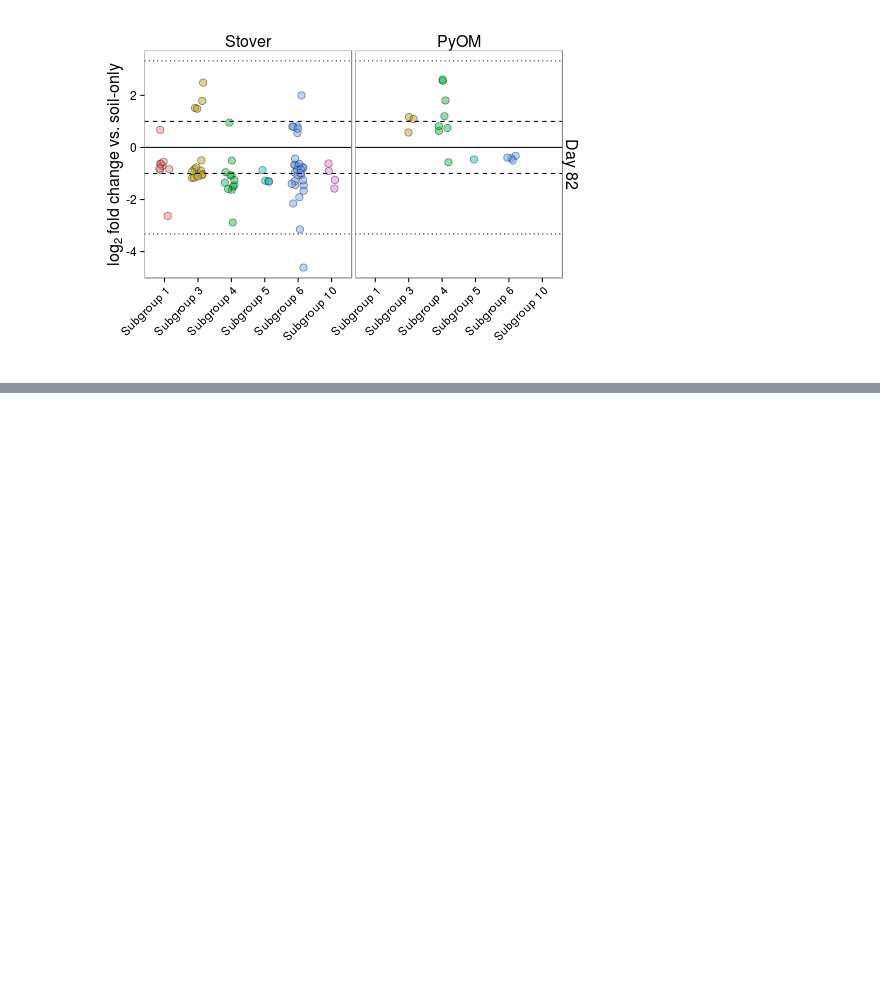
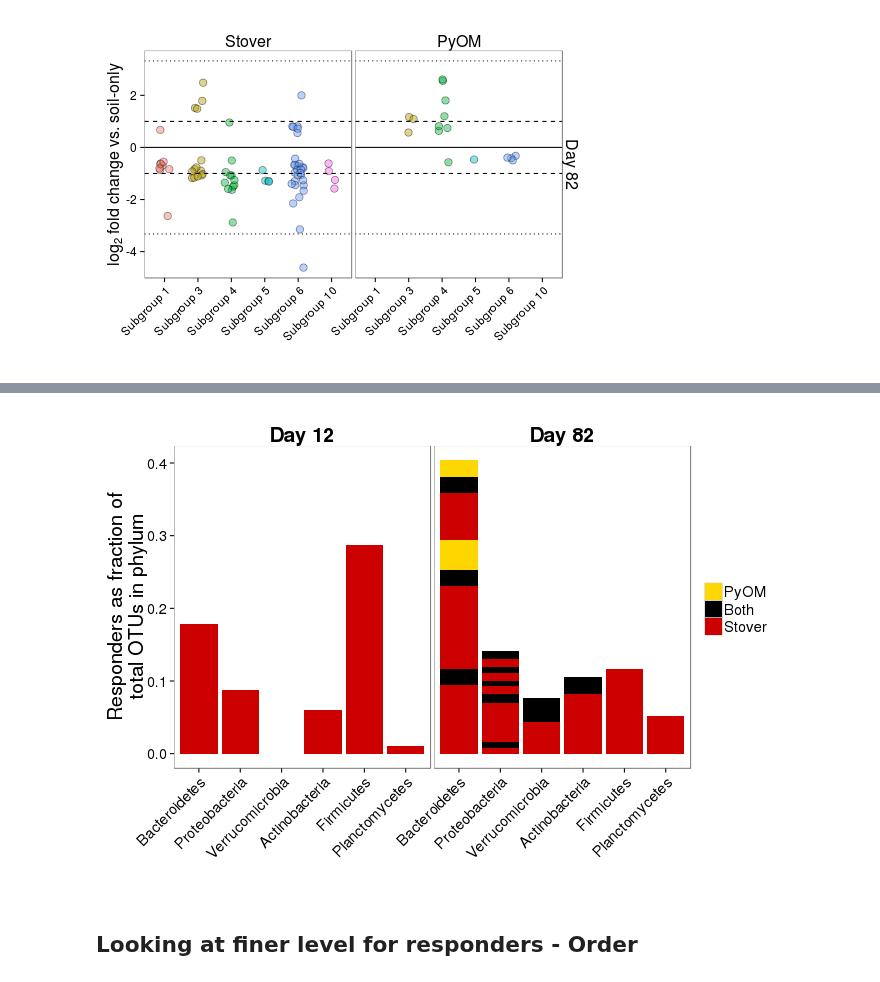
Before and after one commit to TheaWhitman/PyOM, a Jupyter notebook: manuscript_figures/Differential_Abundance_Table.ipynb, the cells around one changed output, grey strips where cells are left out. Saved outputs shown, nothing was run; the diff lists cells and outputs as text; code cells hidden in the pictures; blank space fills up the shorter version.

```diff
--- a/manuscript_figures/Differential_Abundance_Table.ipynb
+++ b/manuscript_figures/Differential_Abundance_Table.ipynb
@@ -449,0 +475,6 @@ ggsave(filename = "AcidoLog2.pdf", plot = p, width=5, height = 5)
+# %%
+%%R
+CR = cr.merge %>%
+    mutate(Responders = ifelse(sigpos.x==1 & sigpos.y==1,"Both",
+                        ifelse(sigpos.x==0 & sigpos.y==1,"Stover",
+                        ifelse(sigpos.x==1 & sigpos.y==0,"PyOM","None"))))
@@ -449,0 +654,7 @@ ggsave(filename = "AcidoLog2.pdf", plot = p, width=5, height = 5)
+# %%
+%%R
+CRsummary = CR %>%
+    group_by(Day,Phylum,Responders)%>%
+    summarise(count=n_distinct(OTU)) %>%
+    mutate(Fraction=count/sum(count))
+# This should summarize the number of responders to [PyOM only, Stover only, both, or noe] in each phylum, for each day,
@@ -449,0 +749,55 @@ ggsave(filename = "AcidoLog2.pdf", plot = p, width=5, height = 5)
+# %%
+%%R -w 700
+cutoff=5
+d = CRsummary
+d$Responders = factor(d$Responders, levels = c("Stover","Both","PyOM","None"))
+d = d %>%
+    filter(Responders!="None")%>%
+    filter(sum(count)>cutoff)%>%
+    arrange(Day,Responders)
+
+POrder = CRsummary[CRsummary$Day==2,]
+POrder$Phylum=droplevels(POrder$Phylum)
+POrder = POrder %>%
+    group_by(Day,Phylum)%>%
+    filter(Responders!="None")%>%
+    mutate(Total=sum(Fraction))%>%
+    filter(Responders=="Stover")%>%
+    group_by(Day)%>%
+    arrange(-Total)
+POrder$Phylum
+d$Phylum = factor(d$Phylum, levels = c(paste(POrder$Phylum)))
+
+d$Day = as.factor(d$Day)
+d$Day=revalue(d$Day, c("1"="Day 12", "2"="Day 82"))
+
+p = ggplot(d,aes(x=Phylum,y=Fraction,fill=Responders,fill=Day))
+p = p + geom_bar(stat="identity")
+p = p + facet_wrap(~Day)
+
+
+p = p + theme_bw() +
+  theme(
+    plot.background = element_blank()
+   ,panel.grid.major = element_blank()
+   ,panel.grid.minor = element_blank()
+   ,strip.text.x = element_text(size=14, face="bold")
+   ,strip.background = element_rect(colour="white", fill="white"))
+
+p = p + theme(strip.text.x = element_text(size = 20),
+              strip.text.y = element_text(size = 20),
+              axis.text.x = element_text(size = 15,angle=45,hjust=1,vjust=1),
+              axis.title.x = element_text(size = 20),
+              axis.text.y = element_text(size=15),
+              axis.title.y = element_text(size = 20),
+              legend.title = element_blank(),
+              legend.text = element_text(size = 15))
+
+p = p + scale_fill_manual(values=c("red3","black","gold1"))
+
+p = p + ylab("Responders as fraction of\ntotal OTUs in phylum") + xlab("")
+p = p + guides(fill=guide_legend(reverse=TRUE))
+
+p
+# %% [output]
+[figure, added]
@@ -449,0 +810,2 @@ ggsave(filename = "AcidoLog2.pdf", plot = p, width=5, height = 5)
+# %% [markdown]
+## Looking at finer level for responders - Order
```
Also changed, not shown: parts of 33 cells of this notebook, 43 other files.
